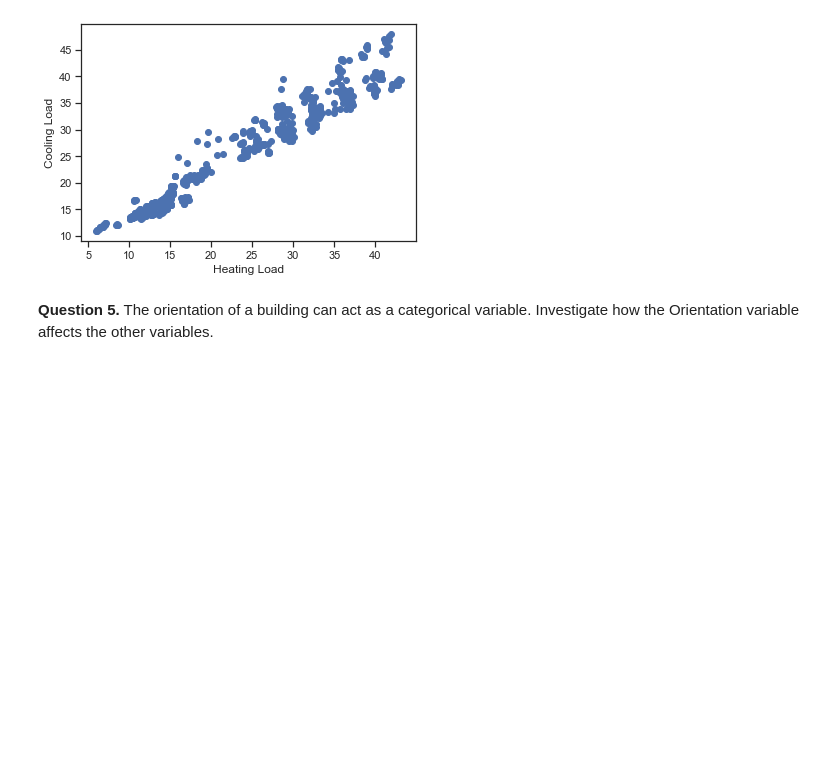
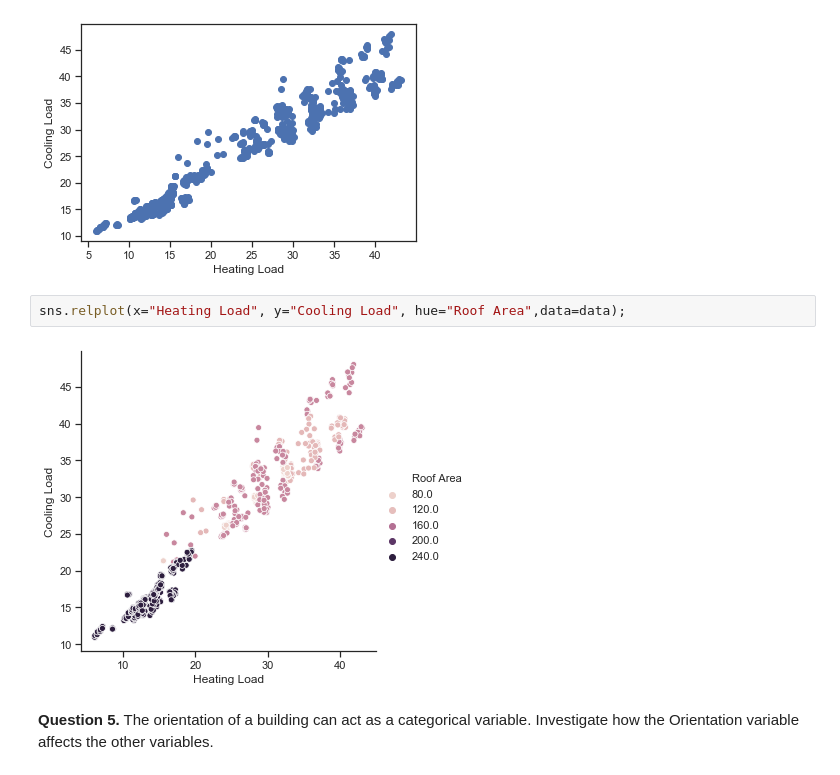
Before and after one commit to Michy01/AIIP_DAV_Visualization-2020, a Jupyter notebook: dav_05_notebook_assessment.ipynb, the cells around one changed output. Saved outputs shown, nothing was run; the diff lists cells and outputs as text; blank space fills up the shorter version.

```diff
--- a/dav_05_notebook_assessment.ipynb
+++ b/dav_05_notebook_assessment.ipynb
@@ -321,6 +321,10 @@ plt.scatter(data["Heating Load"], data["Cooling Load"])
 # %% [output]
 <matplotlib.collections.PathCollection at 0x...>
 [figure]
+# %%
+sns.relplot(x="Heating Load", y="Cooling Load", hue="Roof Area",data=data);
+# %% [output]
+[figure, added]
 # %% [markdown]
 **Question 5.** The orientation of a building can act as a categorical variable. Investigate how the Orientation variable affects the other variables.
 # %%
```
Also changed, not shown: parts of 1 cell of this notebook.
